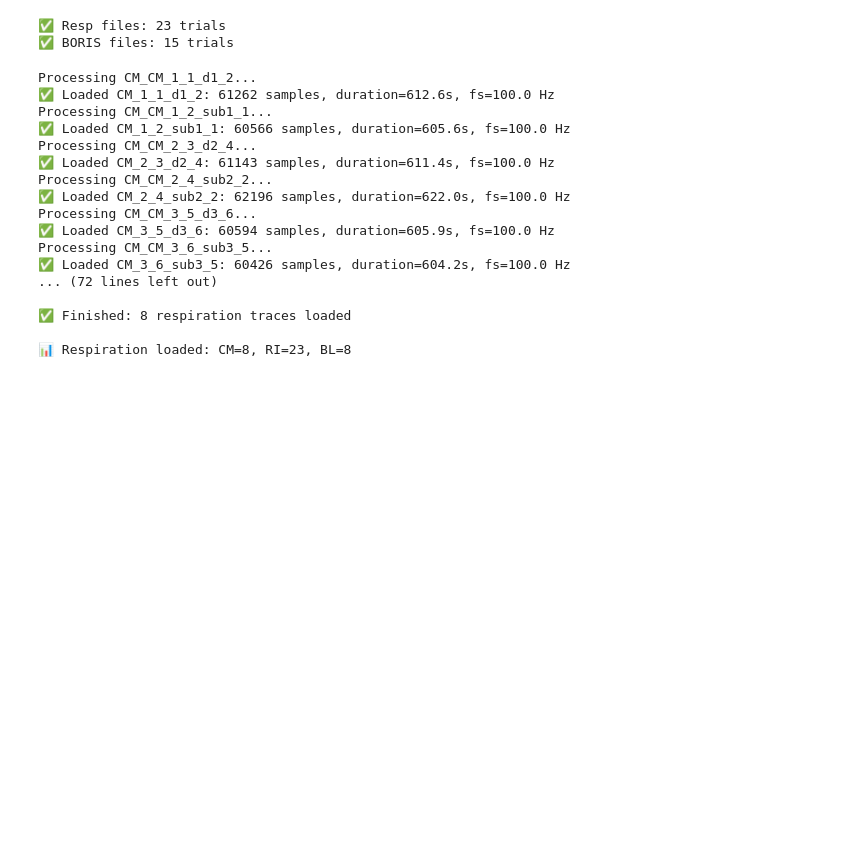
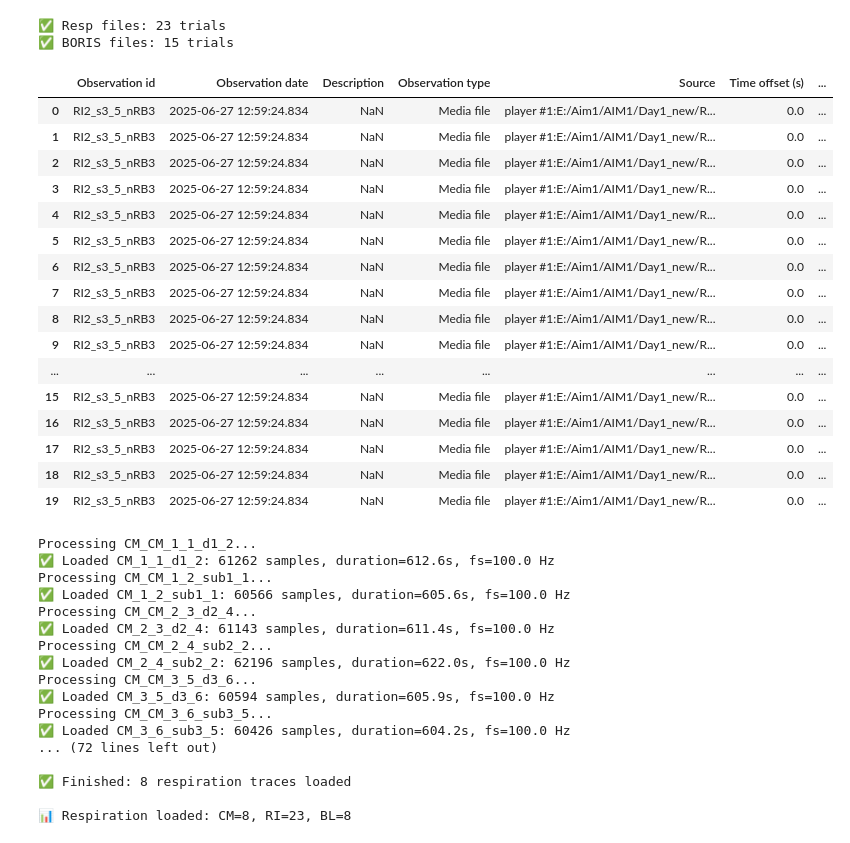
Before and after one commit to padillacoreanolab/respiratory_pilot, a Jupyter notebook: r34logistic.ipynb, the cells around one changed output. Cells and saved outputs as stored; diff of their text form; code cells hidden in the pictures; blank space fills up the shorter version.

```diff
--- a/r34logistic.ipynb
+++ b/r34logistic.ipynb
@@ -122,6 +122,26 @@ print(f"✅ BORIS files: {len(boris_paths)} trials")
 # %% [output]
 ✅ Resp files: 23 trials
 ✅ BORIS files: 15 trials
+# %%
+boris_data_ri["RI2_3_5"].head(20)
+# %% [output]
+|  | Observation id | Observation date | Description | Observation type | Source | Time offset (s) | ... |
+| 0 | RI2_s3_5_nRB3 | 2025-06-27 12:59:24.834 | NaN | Media file | player #1:E:/Aim1/AIM1/Day1_new/R... | 0.0 | ... |
+| 1 | RI2_s3_5_nRB3 | 2025-06-27 12:59:24.834 | NaN | Media file | player #1:E:/Aim1/AIM1/Day1_new/R... | 0.0 | ... |
+| 2 | RI2_s3_5_nRB3 | 2025-06-27 12:59:24.834 | NaN | Media file | player #1:E:/Aim1/AIM1/Day1_new/R... | 0.0 | ... |
+| 3 | RI2_s3_5_nRB3 | 2025-06-27 12:59:24.834 | NaN | Media file | player #1:E:/Aim1/AIM1/Day1_new/R... | 0.0 | ... |
+| 4 | RI2_s3_5_nRB3 | 2025-06-27 12:59:24.834 | NaN | Media file | player #1:E:/Aim1/AIM1/Day1_new/R... | 0.0 | ... |
+| 5 | RI2_s3_5_nRB3 | 2025-06-27 12:59:24.834 | NaN | Media file | player #1:E:/Aim1/AIM1/Day1_new/R... | 0.0 | ... |
+| 6 | RI2_s3_5_nRB3 | 2025-06-27 12:59:24.834 | NaN | Media file | player #1:E:/Aim1/AIM1/Day1_new/R... | 0.0 | ... |
+| 7 | RI2_s3_5_nRB3 | 2025-06-27 12:59:24.834 | NaN | Media file | player #1:E:/Aim1/AIM1/Day1_new/R... | 0.0 | ... |
+| 8 | RI2_s3_5_nRB3 | 2025-06-27 12:59:24.834 | NaN | Media file | player #1:E:/Aim1/AIM1/Day1_new/R... | 0.0 | ... |
+| 9 | RI2_s3_5_nRB3 | 2025-06-27 12:59:24.834 | NaN | Media file | player #1:E:/Aim1/AIM1/Day1_new/R... | 0.0 | ... |
+| ... | ... | ... | ... | ... | ... | ... | ... |
+| 15 | RI2_s3_5_nRB3 | 2025-06-27 12:59:24.834 | NaN | Media file | player #1:E:/Aim1/AIM1/Day1_new/R... | 0.0 | ... |
+| 16 | RI2_s3_5_nRB3 | 2025-06-27 12:59:24.834 | NaN | Media file | player #1:E:/Aim1/AIM1/Day1_new/R... | 0.0 | ... |
+| 17 | RI2_s3_5_nRB3 | 2025-06-27 12:59:24.834 | NaN | Media file | player #1:E:/Aim1/AIM1/Day1_new/R... | 0.0 | ... |
+| 18 | RI2_s3_5_nRB3 | 2025-06-27 12:59:24.834 | NaN | Media file | player #1:E:/Aim1/AIM1/Day1_new/R... | 0.0 | ... |
+| 19 | RI2_s3_5_nRB3 | 2025-06-27 12:59:24.834 | NaN | Media file | player #1:E:/Aim1/AIM1/Day1_new/R... | 0.0 | ... |
 # %%
 # ======================================================
 # 📦 Load Respiration Data (Cagemate, Resident–Intruder, Baseline)
```
Also changed, not shown: parts of 2 cells of this notebook, 11 other files.
